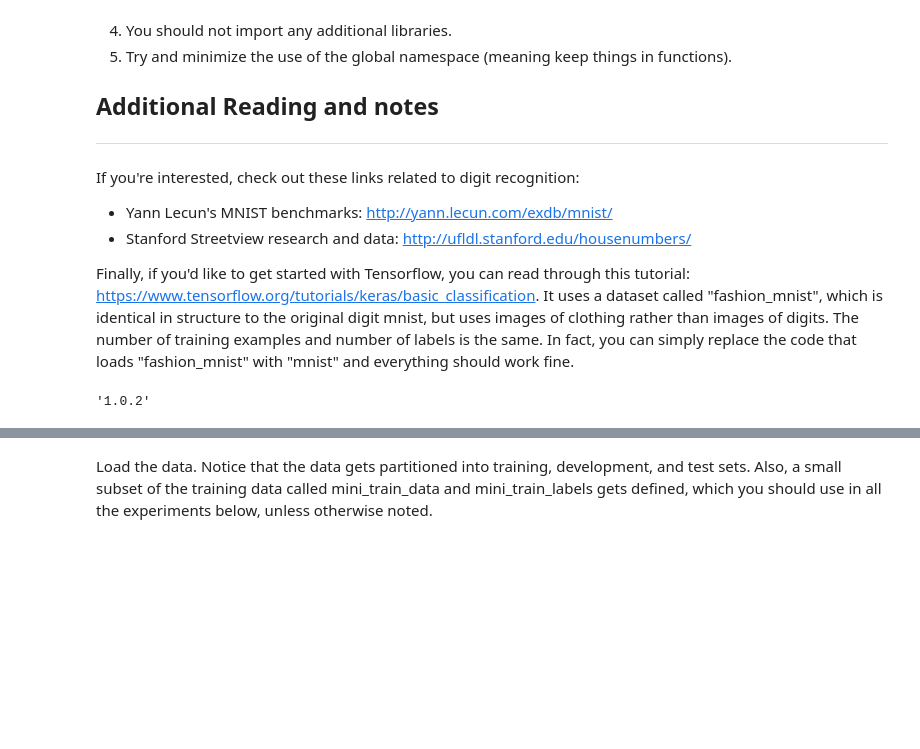
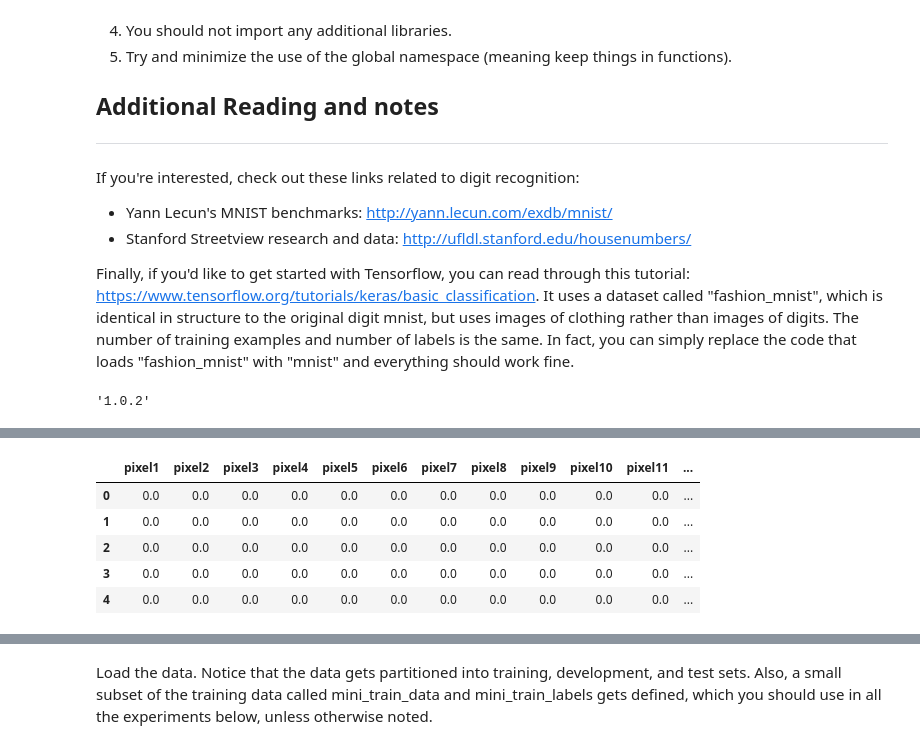
Before and after one commit to marciayyl/w207, a Jupyter notebook: Marcia(Yiying)_Liu_project2.ipynb, the cells around one changed output, grey strips where cells are left out. Drawn from its saved outputs; the diff is of its cells as text; code cells hidden in the pictures; blank space fills up the shorter version.

```diff
--- a/Marcia(Yiying)_Liu_project2.ipynb
+++ b/Marcia(Yiying)_Liu_project2.ipynb
@@ -65,3 +65,9 @@ import sklearn
 sklearn.__version__
 # %% [output]
 '1.0.2'
+# %%
+X, Y = fetch_openml(name='mnist_784', as_frame=True, return_X_y=True, cache=False)
+print(type(X))
+print(X)
+print(type(Y))
+print(Y)
@@ -67,0 +92,13 @@ sklearn.__version__
+# %%
+import pandas as pd
+
+pd.set_option('max_columns', None)
+df = X
+df.head()
+# %% [output]
+|  | pixel1 | pixel2 | pixel3 | pixel4 | pixel5 | pixel6 | pixel7 | pixel8 | pixel9 | pixel10 | pixel11 | ... |
+| 0 | 0.0 | 0.0 | 0.0 | 0.0 | 0.0 | 0.0 | 0.0 | 0.0 | 0.0 | 0.0 | 0.0 | ... |
+| 1 | 0.0 | 0.0 | 0.0 | 0.0 | 0.0 | 0.0 | 0.0 | 0.0 | 0.0 | 0.0 | 0.0 | ... |
+| 2 | 0.0 | 0.0 | 0.0 | 0.0 | 0.0 | 0.0 | 0.0 | 0.0 | 0.0 | 0.0 | 0.0 | ... |
+| 3 | 0.0 | 0.0 | 0.0 | 0.0 | 0.0 | 0.0 | 0.0 | 0.0 | 0.0 | 0.0 | 0.0 | ... |
+| 4 | 0.0 | 0.0 | 0.0 | 0.0 | 0.0 | 0.0 | 0.0 | 0.0 | 0.0 | 0.0 | 0.0 | ... |
```
Also changed, not shown: parts of 8 cells of this notebook.
